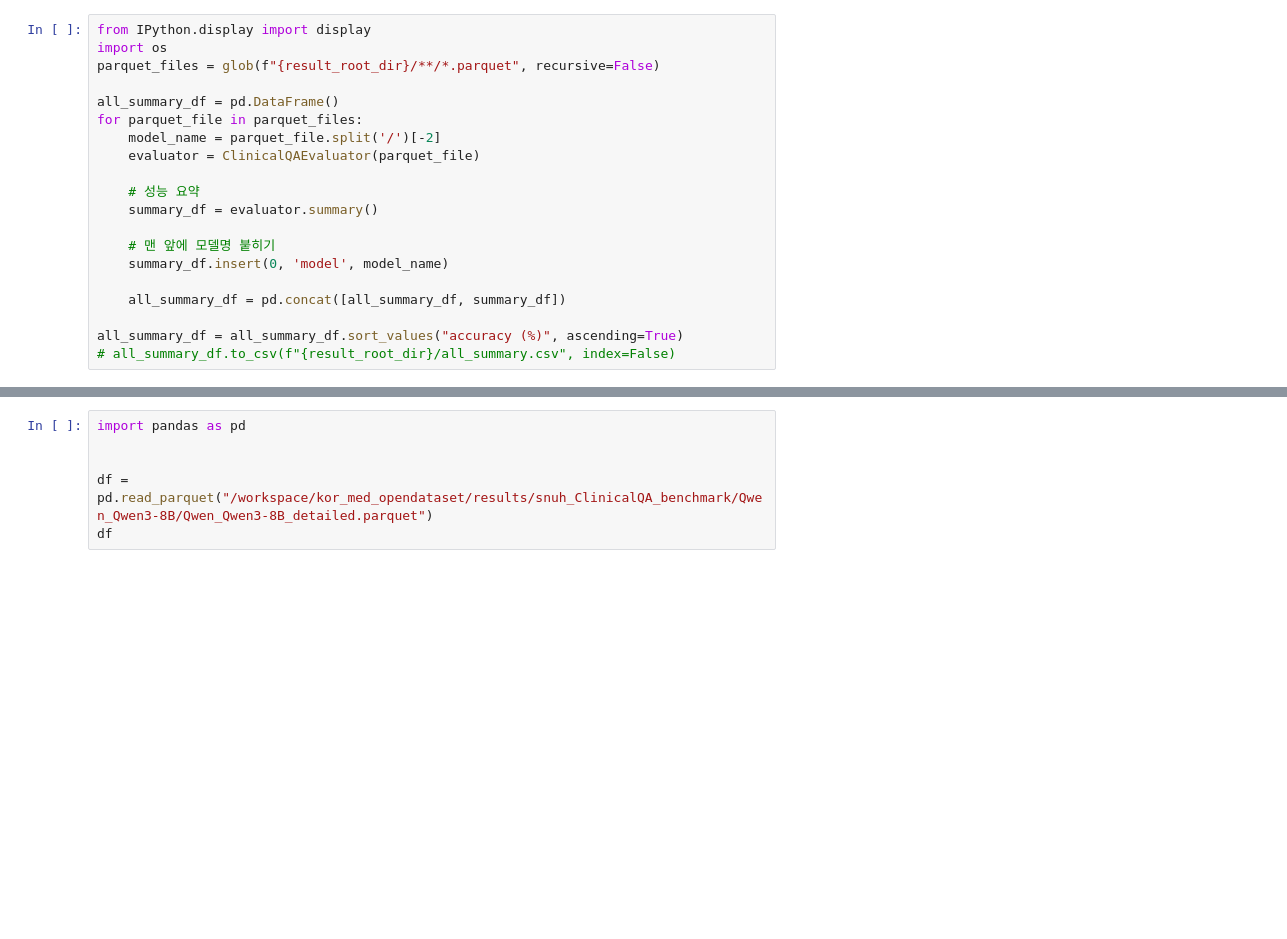
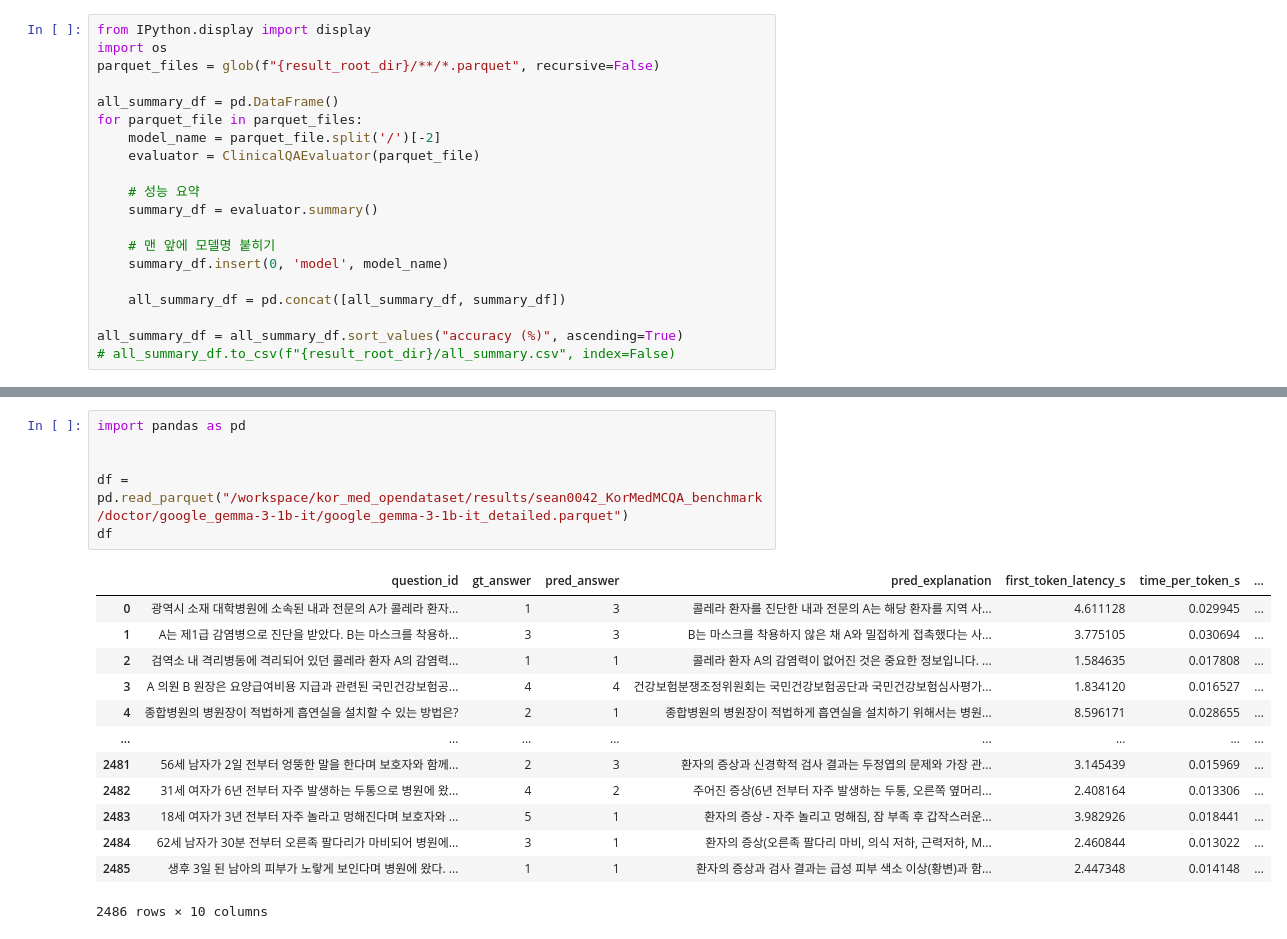
Before and after one commit to dablro12/Kor_Med_QA_LLM, a Jupyter notebook: notebook/result_test.ipynb, the cells around one changed output, grey strips where cells are left out. Drawn from its saved outputs; the diff is of its cells as text; blank space fills up the shorter version.

Commit message:
[ADD] 5_sean_eval

```diff
--- a/notebook/result_test.ipynb
+++ b/notebook/result_test.ipynb
@@ -196,8 +219,22 @@ plot_medical_llm_benchmark(all_summary_df)
 # %%
 import pandas as pd
 
 
-df = pd.read_parquet("/workspace/kor_med_opendataset/results/snuh_ClinicalQA_benchmark/Qwen_Qwen3-8B/Qwen_Qwen3-8B_detailed.parquet")
+df = pd.read_parquet("/workspace/kor_med_opendataset/results/sean0042_KorMedMCQA_benchmark/doctor/google_gemma-3-1b-it/google_gemma-3-1b-it_detailed.parquet")
 df
+# %% [output]
+|  | question_id | gt_answer | pred_answer | pred_explanation | first_token_latency_s | time_per_token_s | ... |
+| 0 | 광역시 소재 대학병원에 소속된 내과 전문의 A가 콜레라 환자... | 1 | 3 | 콜레라 환자를 진단한 내과 전문의 A는 해당 환자를 지역 사... | 4.611128 | 0.029945 | ... |
+| 1 | A는 제1급 감염병으로 진단을 받았다. B는 마스크를 착용하... | 3 | 3 | B는 마스크를 착용하지 않은 채 A와 밀접하게 접촉했다는 사... | 3.775105 | 0.030694 | ... |
+| 2 | 검역소 내 격리병동에 격리되어 있던 콜레라 환자 A의 감염력... | 1 | 1 | 콜레라 환자 A의 감염력이 없어진 것은 중요한 정보입니다. ... | 1.584635 | 0.017808 | ... |
+| 3 | A 의원 B 원장은 요양급여비용 지급과 관련된 국민건강보험공... | 4 | 4 | 건강보험분쟁조정위원회는 국민건강보험공단과 국민건강보험심사평가... | 1.834120 | 0.016527 | ... |
+| 4 | 종합병원의 병원장이 적법하게 흡연실을 설치할 수 있는 방법은? | 2 | 1 | 종합병원의 병원장이 적법하게 흡연실을 설치하기 위해서는 병원... | 8.596171 | 0.028655 | ... |
+| ... | ... | ... | ... | ... | ... | ... | ... |
+| 2481 | 56세 남자가 2일 전부터 엉뚱한 말을 한다며 보호자와 함께... | 2 | 3 | 환자의 증상과 신경학적 검사 결과는 두정엽의 문제와 가장 관... | 3.145439 | 0.015969 | ... |
+| 2482 | 31세 여자가 6년 전부터 자주 발생하는 두통으로 병원에 왔... | 4 | 2 | 주어진 증상(6년 전부터 자주 발생하는 두통, 오른쪽 옆머리... | 2.408164 | 0.013306 | ... |
+| 2483 | 18세 여자가 3년 전부터 자주 놀라고 멍해진다며 보호자와 ... | 5 | 1 | 환자의 증상 - 자주 놀리고 멍해짐, 잠 부족 후 갑작스러운... | 3.982926 | 0.018441 | ... |
+| 2484 | 62세 남자가 30분 전부터 오른족 팔다리가 마비되어 병원에... | 3 | 1 | 환자의 증상(오른족 팔다리 마비, 의식 저하, 근력저하, M... | 2.460844 | 0.013022 | ... |
+| 2485 | 생후 3일 된 남아의 피부가 노랗게 보인다며 병원에 왔다. ... | 1 | 1 | 환자의 증상과 검사 결과는 급성 피부 색소 이상(황변)과 함... | 2.447348 | 0.014148 | ... |
+2486 rows × 10 columns
 # %%
 all_summary_df
```
Also changed, not shown: parts of 5 cells of this notebook, 3 other files.
